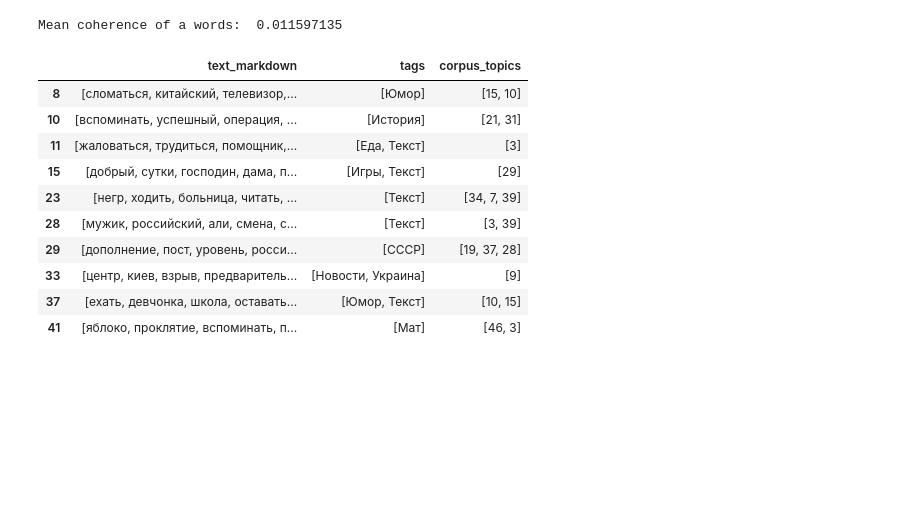
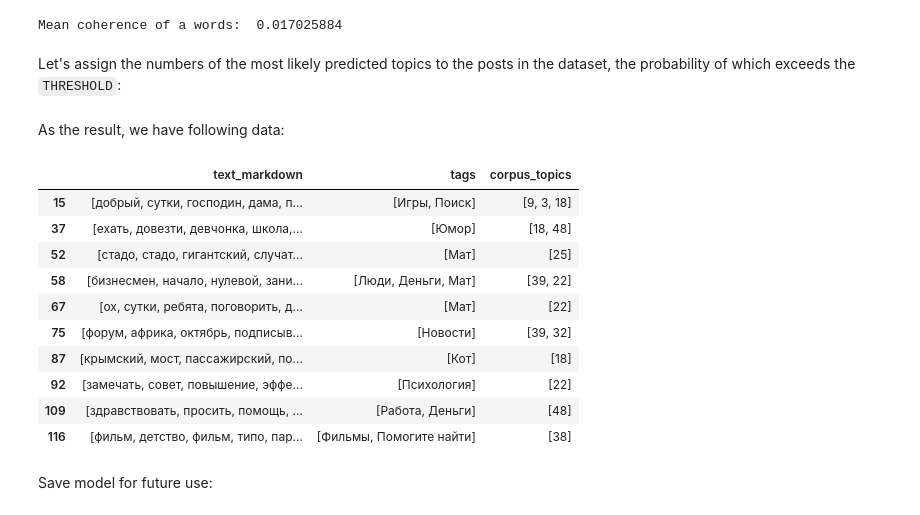
Before and after one commit to zhursvlevy/PostProcessor, a Jupyter notebook: notebooks/data_classification.ipynb, the cells around one changed output. Cells and saved outputs as stored; diff of their text form; code cells hidden in the pictures; blank space fills up the shorter version.

Commit message:
lda model training and performance evaluation

```diff
--- a/notebooks/data_classification.ipynb
+++ b/notebooks/data_classification.ipynb
@@ -11,9 +22,12 @@ from ipynb_func import *
 # %%
-NUM = 1 # Number of data parquets to use
+NUM = 10 # Number of data parquets to use
+assert NUM >= 1 and NUM <= 10, "NUM value must be in range [1, 10]"
 
-assert NUM >= 1 and NUM <= 10, "NUM value must be in range [1, 10]"
-paths = [module_path + f"/data/pikabu/tag_processed/{i}_tag_processed.parquet" for i in range(NUM)] # Making list of roots to merge
+# Making list of roots to merge processed raw data
+#paths = [module_path + f"/data/pikabu/tag_processed/raw_data/{i}_tag_processed.parquet" for i in range(NUM)]
 
+# Making list of roots to merge processed filtered data
+paths = [module_path + f"/data/pikabu/tag_processed/filtered_data/{i}_tag_processed.parquet" for i in range(NUM)]
 data = merge_dataset(paths)
 # %%
 data.head(5)
@@ -50,9 +68,15 @@ lda_cfg = {'num_topics': num_topics,
 # %%
-LDA = LdaModel(corpus=corpus,
-               id2word=dict,
-               num_topics=lda_cfg['num_topics'],
-               passes=lda_cfg['epochs'],
-               chunksize=lda_cfg['chunksize'],
-               update_every=lda_cfg['update_every'],
-               alpha='auto',
-               eta='auto')
+a = input('Do you want to train new model? (Y for yes)')
+if a == 'Y':
+    LDA = LdaModel(corpus=corpus,
+                id2word=dict,
+                num_topics=lda_cfg['num_topics'],
+                passes=lda_cfg['epochs'],
+                chunksize=lda_cfg['chunksize'],
+                update_every=lda_cfg['update_every'],
+                alpha='auto',
+                eta='auto')
+else:
+    model_name = input('Write model name to load:')
+    model_path = module_path + '/models/' + model_name
+    LDA = LdaModel.load(model_path + '.model')
@@ -99,7 +117,9 @@ coh = np.mean(coh)
 
 print('Mean coherence of a words: ', coh)
 # %% [output]
-Mean coherence of a words:  0.011597135
+Mean coherence of a words:  0.017025884
+# %% [markdown]
+Let's assign the numbers of the most likely predicted topics to the posts in the dataset, the probability of which exceeds the `THRESHOLD`:
 # %%
 THRESHOLD = 0.15
 
@@ -114,17 +134,21 @@ for sentence in corpus:
     corpus_topics.append(topics_for_sentence)
 
 data['corpus_topics'] = corpus_topics
+# %% [markdown]
+As the result, we have following data:
 # %%
-data.head(10)
+data.head(5)
 # %% [output]
 |  | text_markdown | tags | corpus_topics |
-| 8 | [сломаться, китайский, телевизор,... | [Юмор] | [15, 10] |
-| 10 | [вспоминать, успешный, операция, ... | [История] | [21, 31] |
-| 11 | [жаловаться, трудиться, помощник,... | [Еда, Текст] | [3] |
-| 15 | [добрый, сутки, господин, дама, п... | [Игры, Текст] | [29] |
-| 23 | [негр, ходить, больница, читать, ... | [Текст] | [34, 7, 39] |
-| 28 | [мужик, российский, али, смена, с... | [Текст] | [3, 39] |
-| 29 | [дополнение, пост, уровень, росси... | [СССР] | [19, 37, 28] |
-| 33 | [центр, киев, взрыв, предваритель... | [Новости, Украина] | [9] |
-| 37 | [ехать, девчонка, школа, оставать... | [Юмор, Текст] | [10, 15] |
-| 41 | [яблоко, проклятие, вспоминать, п... | [Мат] | [46, 3] |
+| 15 | [добрый, сутки, господин, дама, п... | [Игры, Поиск] | [9, 3, 18] |
+| 37 | [ехать, довезти, девчонка, школа,... | [Юмор] | [18, 48] |
+| 52 | [стадо, стадо, гигантский, случат... | [Мат] | [25] |
+| 58 | [бизнесмен, начало, нулевой, зани... | [Люди, Деньги, Мат] | [39, 22] |
+| 67 | [ох, сутки, ребята, поговорить, д... | [Мат] | [22] |
+| 75 | [форум, африка, октябрь, подписыв... | [Новости] | [39, 32] |
+| 87 | [крымский, мост, пассажирский, по... | [Кот] | [18] |
+| 92 | [замечать, совет, повышение, эффе... | [Психология] | [22] |
+| 109 | [здравствовать, просить, помощь, ... | [Работа, Деньги] | [48] |
+| 116 | [фильм, детство, фильм, типо, пар... | [Фильмы, Помогите найти] | [38] |
+# %% [markdown]
+Save model for future use:
```
Also changed, not shown: parts of 35 cells of this notebook, 6 other files.
